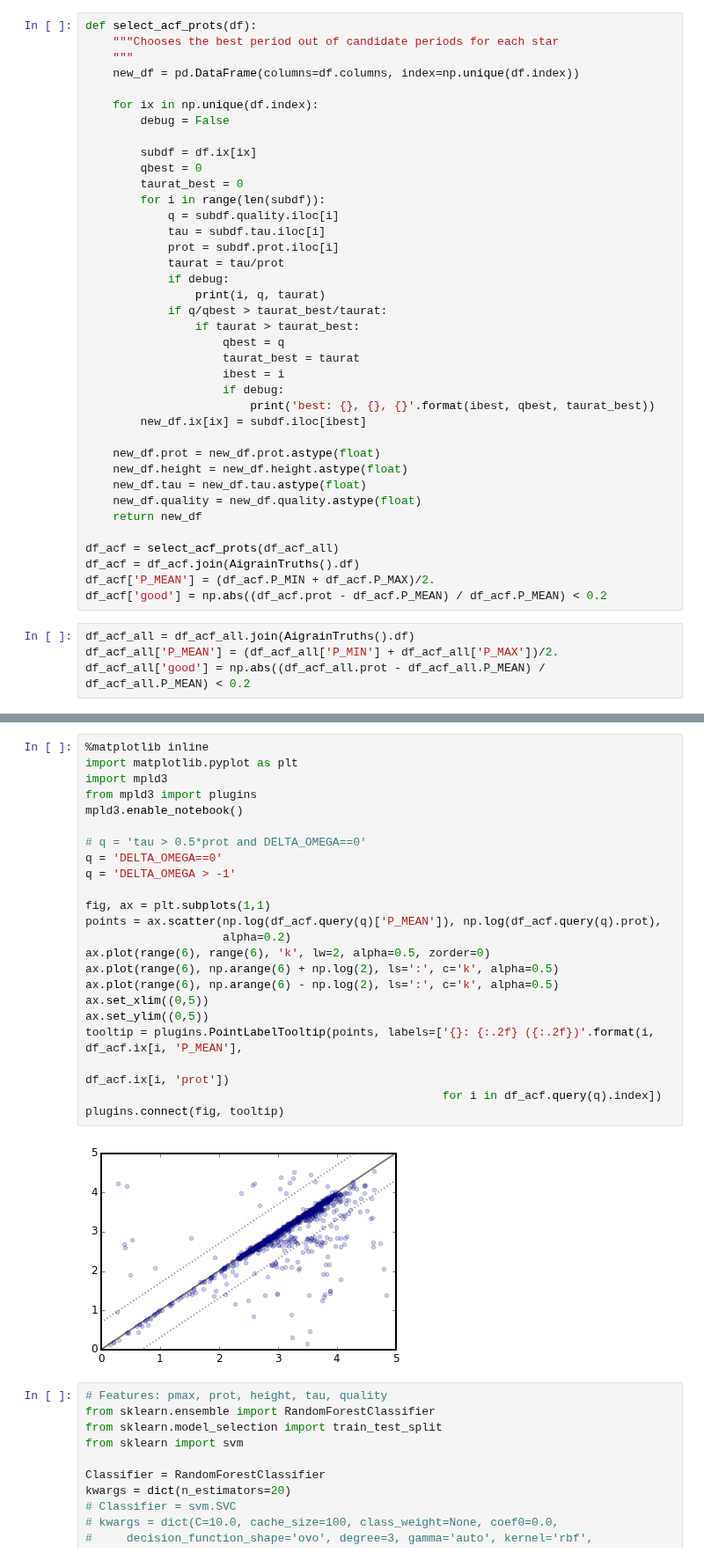
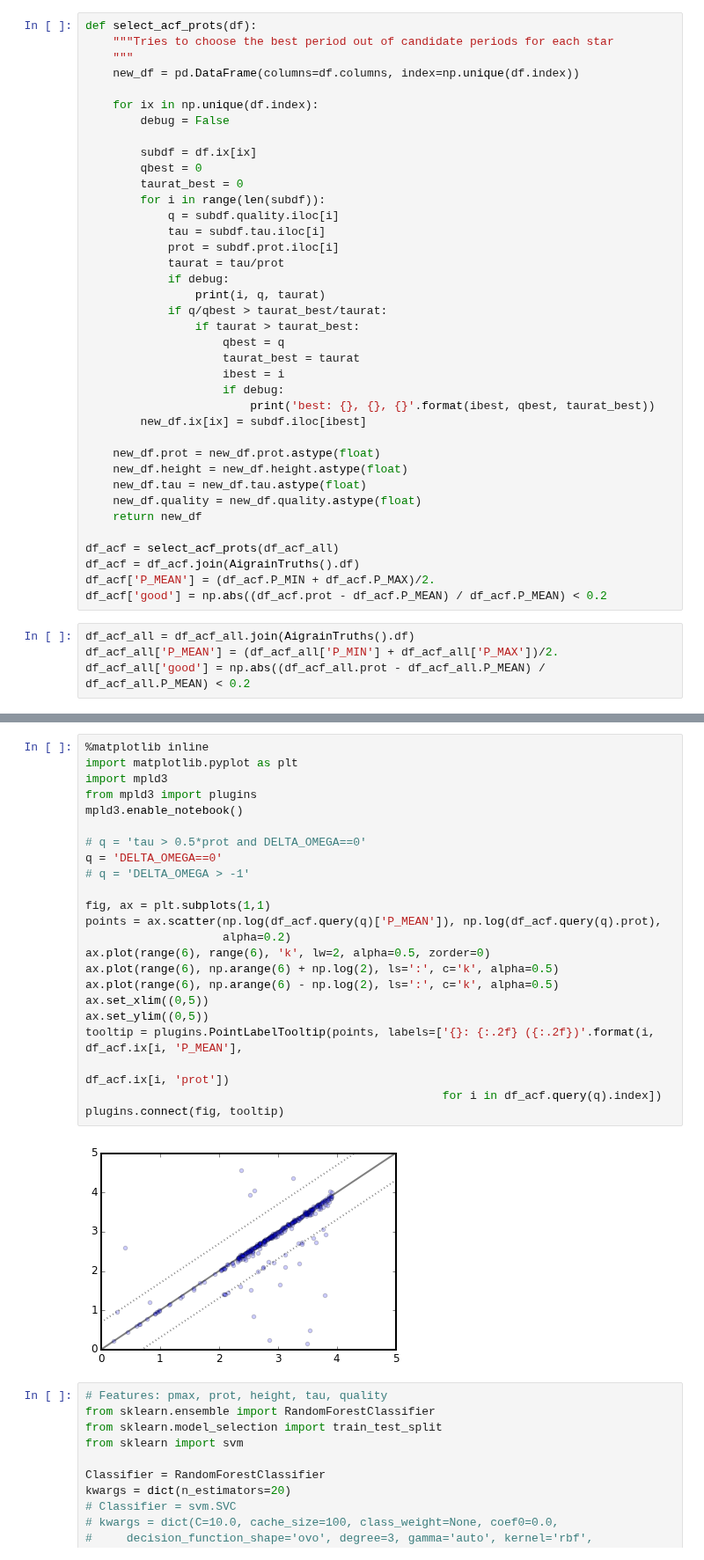
Before and after one commit to RuthAngus/GProtation, a Jupyter notebook: notebooks_tdm/summary.ipynb, the cells around one changed output, grey strips where cells are left out. Shown at 88% size. Cells and saved outputs as stored; diff of their text form.

```diff
--- a/notebooks_tdm/summary.ipynb
+++ b/notebooks_tdm/summary.ipynb
@@ -17,7 +17,7 @@ df_acf_all.index = df_acf_all['star']
 # df_acf['P_MEAN'] = (df_acf.P_MIN + df_acf.P_MAX)/2.
 # %%
 def select_acf_prots(df):
-    """Chooses the best period out of candidate periods for each star
+    """Tries to choose the best period out of candidate periods for each star
     """
     new_df = pd.DataFrame(columns=df.columns, index=np.unique(df.index))
 
@@ -84,28 +84,28 @@ ax2.scatter(good5.height, np.log10(good5.tau/good5.prot), label='good', color='b
 # %%
 %matplotlib inline
 import matplotlib.pyplot as plt
 import mpld3
 from mpld3 import plugins
 mpld3.enable_notebook()
 
 # q = 'tau > 0.5*prot and DELTA_OMEGA==0'
 q = 'DELTA_OMEGA==0'
-q = 'DELTA_OMEGA > -1'
+# q = 'DELTA_OMEGA > -1'
 
 fig, ax = plt.subplots(1,1)
 points = ax.scatter(np.log(df_acf.query(q)['P_MEAN']), np.log(df_acf.query(q).prot),
                     alpha=0.2)
 ax.plot(range(6), range(6), 'k', lw=2, alpha=0.5, zorder=0)
 ax.plot(range(6), np.arange(6) + np.log(2), ls=':', c='k', alpha=0.5)
 ax.plot(range(6), np.arange(6) - np.log(2), ls=':', c='k', alpha=0.5)
 ax.set_xlim((0,5))
 ax.set_ylim((0,5))
 tooltip = plugins.PointLabelTooltip(points, labels=['{}: {:.2f} ({:.2f})'.format(i, df_acf.ix[i, 'P_MEAN'],
                                                                                  df_acf.ix[i, 'prot'])
                                                     for i in df_acf.query(q).index])
 plugins.connect(fig, tooltip)
 # %% [output]
-[figure, old version]
+[figure, new version]
 # %%
 # Features: pmax, prot, height, tau, quality
 from sklearn.ensemble import RandomForestClassifier
```
Also changed, not shown: parts of 6 cells of this notebook, 2 other files.
